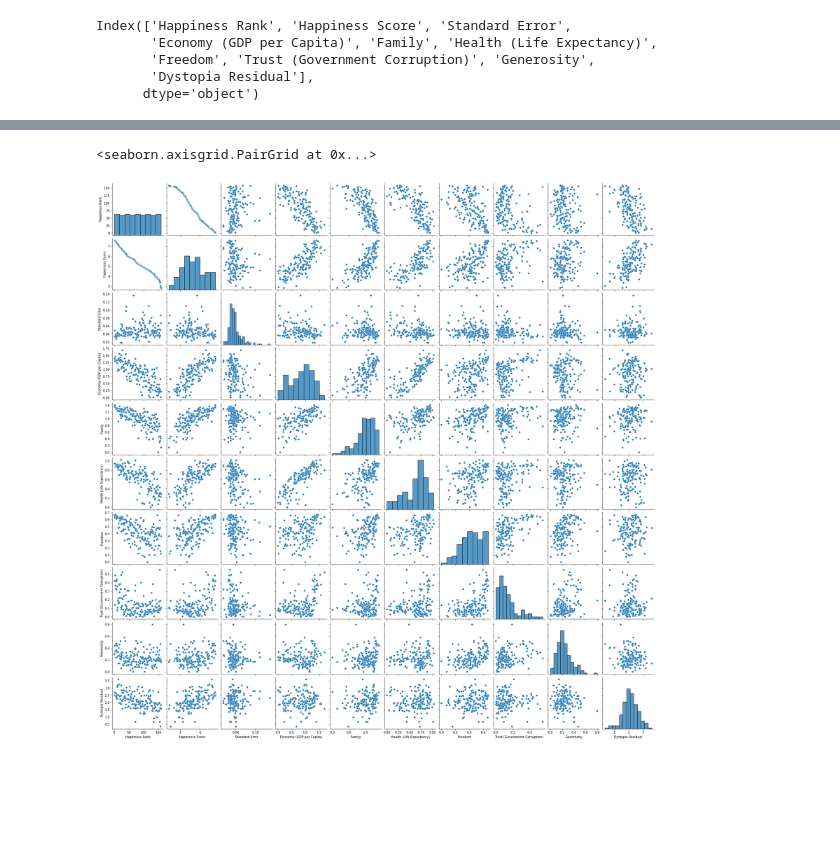
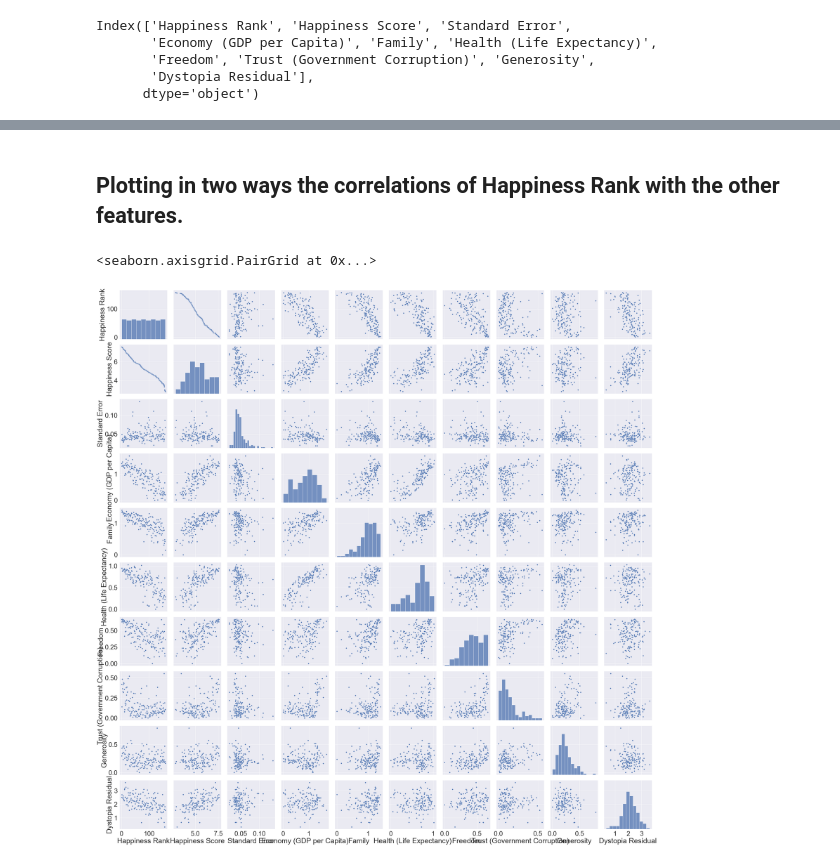
Before and after one commit to zehraina/Data-Analysis, a Jupyter notebook: World Happiness Analysis/World Happiness Analysis.ipynb, the cells around one changed output, grey strips where cells are left out. Cells and saved outputs as stored; diff of their text form; code cells hidden in the pictures; blank space fills up the shorter version.

Commit message:
Plotted the correlations

```diff
--- a/World Happiness Analysis/World Happiness Analysis.ipynb
+++ b/World Happiness Analysis/World Happiness Analysis.ipynb
@@ -246,5 +243,9 @@ array([[<AxesSubplot:xlabel='Happiness Rank', ylabel='Happiness Rank'>,
+# %% [markdown]
+## Plotting in two ways the correlations of Happiness Rank with the other features.
 # %%
-sns.pairplot(data=df_num)
+sns.set(font_scale=3)
+p=sns.pairplot(data=df_num, height=4)
+p
 # %% [output]
 <seaborn.axisgrid.PairGrid at 0x...>
-[figure, old version]
+[figure, new version]
```
Also changed, not shown: parts of 11 cells of this notebook.
